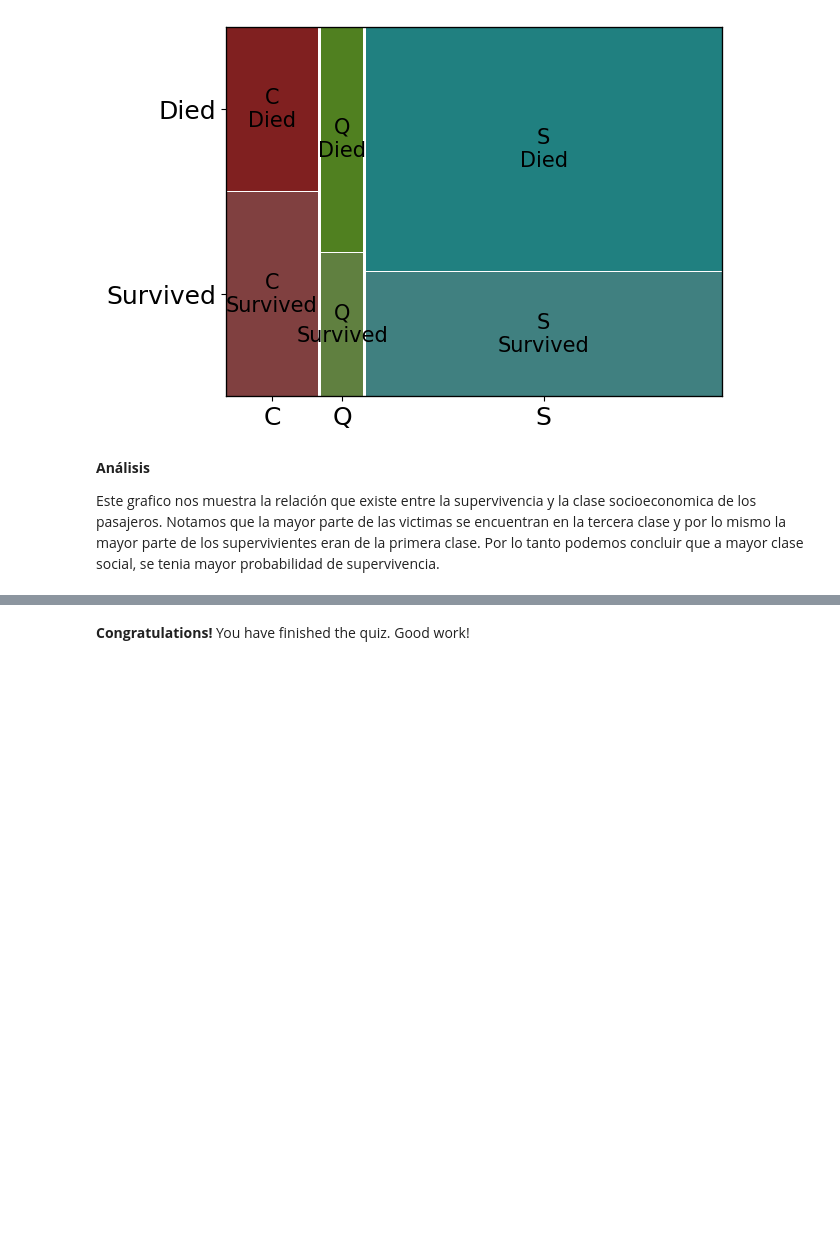
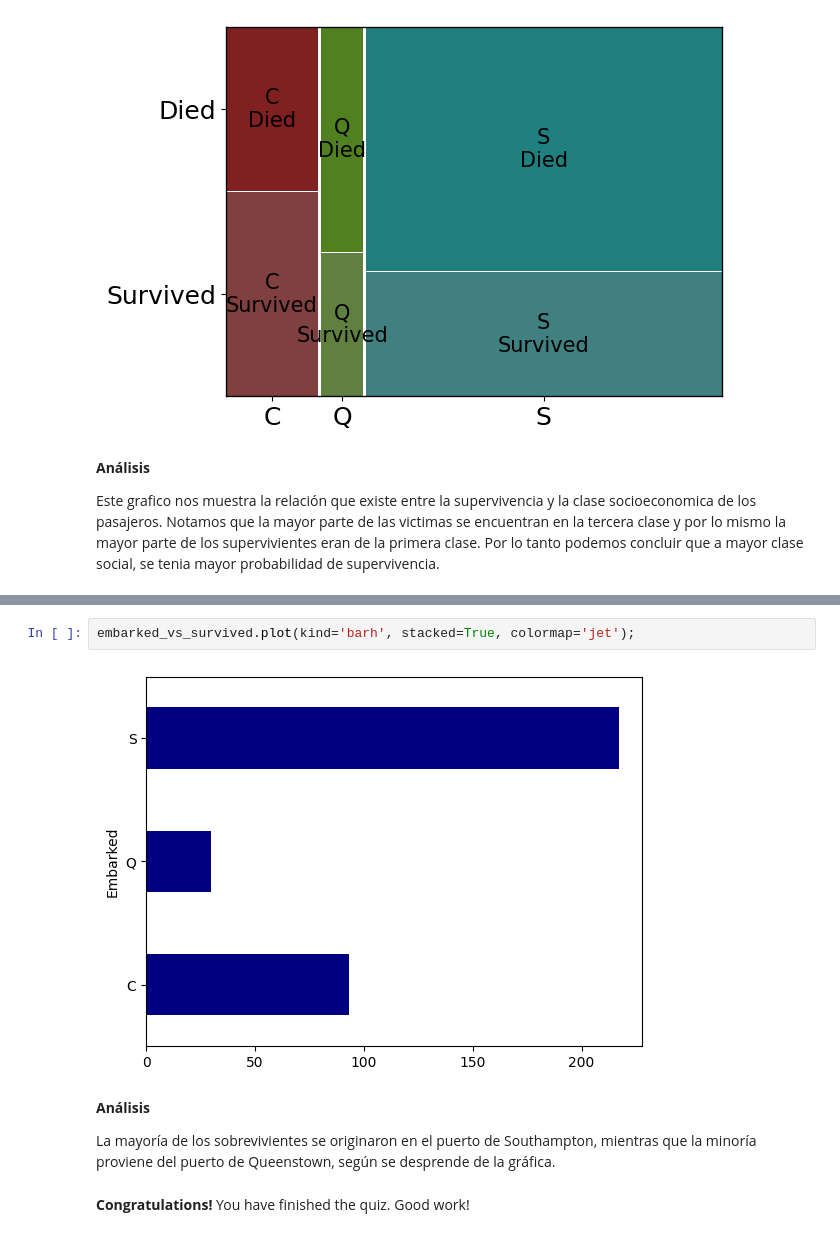
Before and after one commit to bysergr/MetNumUN2024I, a Jupyter notebook: Quiz3/sreym_Quiz3.ipynb, the cells around one changed output, grey strips where cells are left out. Saved outputs shown, nothing was run; the diff lists cells and outputs as text; blank space fills up the shorter version.

```diff
--- a/Quiz3/sreym_Quiz3.ipynb
+++ b/Quiz3/sreym_Quiz3.ipynb
@@ -780,3 +814,11 @@ Este grafico nos muestra la relación que existe entre la supervivencia y la cla
+# %%
+embarked_vs_survived.plot(kind='barh', stacked=True, colormap='jet');
+# %% [output]
+[figure, added]
+# %% [markdown]
+**Análisis**
+
+La mayoría de los sobrevivientes se originaron en el puerto de Southampton, mientras que la minoría proviene del puerto de Queenstown, según se desprende de la gráfica.
 # %% [markdown]
 **Congratulations!** You have finished the quiz. Good work!
 # %% [markdown]
```
Also changed, not shown: parts of 6 cells of this notebook.
